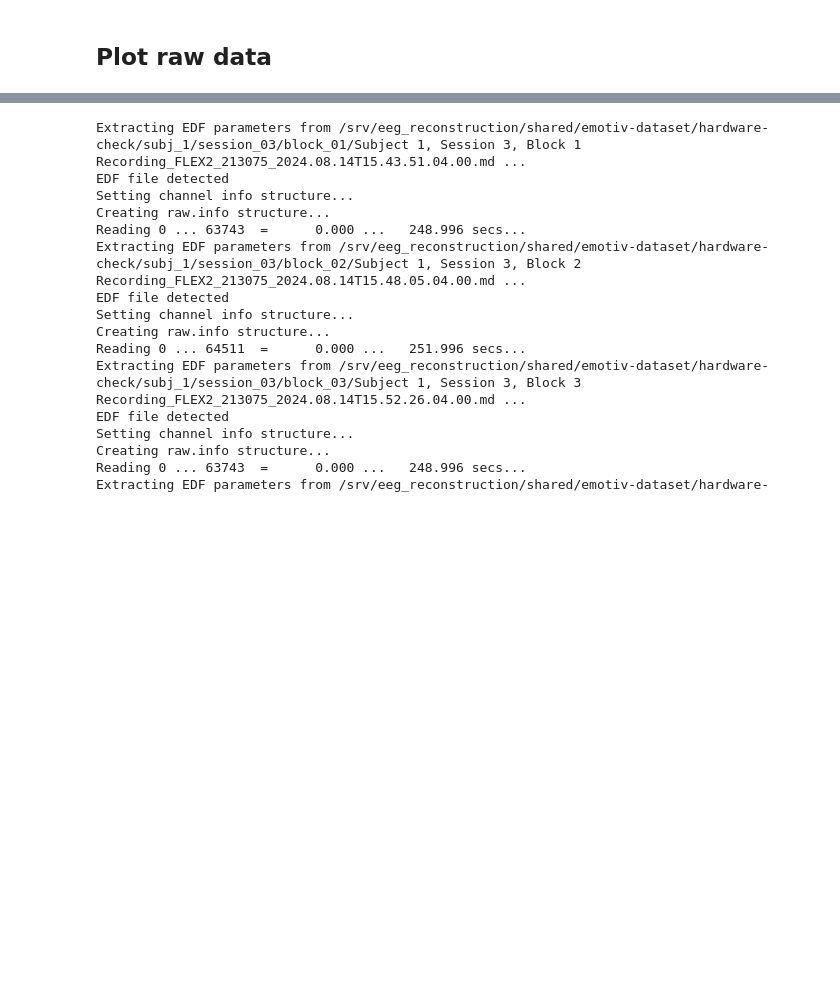
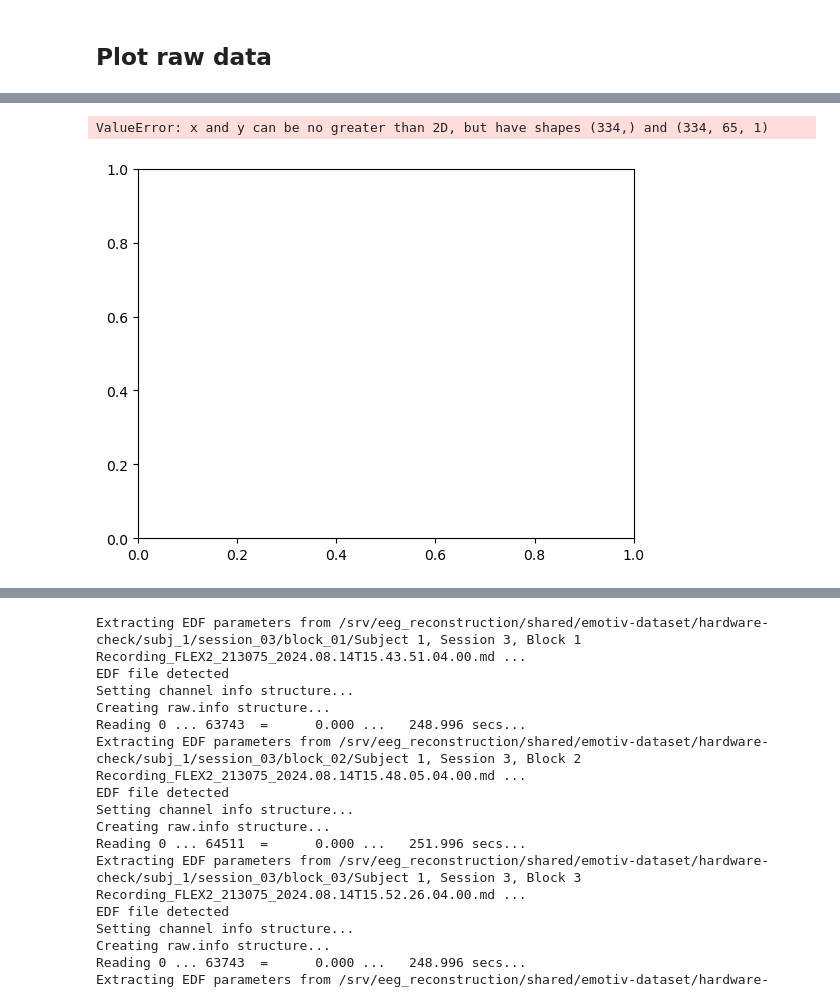
Before and after one commit to Alljoined/alljoined-dataset1, a Jupyter notebook: 1_preprocessing/eeg2/plot_raw.ipynb, the cells around one changed output, grey strips where cells are left out. Drawn from its saved outputs; the diff is of its cells as text; code cells hidden in the pictures; blank space fills up the shorter version.

```diff
--- a/1_preprocessing/eeg2/plot_raw.ipynb
+++ b/1_preprocessing/eeg2/plot_raw.ipynb
@@ -97,0 +107,16 @@ No projector specified for this dataset. Please consider the method self.add_pro
+# %%
+import matplotlib.pyplot as plt
+
+# Extract a single epoch
+single_epoch = epochs[0].get_data()
+
+# Plot single epoch
+plt.plot(epochs.times, single_epoch.T)
+plt.title('Single Epoch')
+plt.xlabel('Time (s)')
+plt.ylabel('Amplitude (µV)')
+plt.axvline(0, color='r', linestyle='--')
+plt.show()
+# %% [output]
+ValueError: x and y can be no greater than 2D, but have shapes (334,) and (334, 65, 1)
+[figure, added]
```
Also changed, not shown: parts of 15 cells of this notebook, 3 other files.
